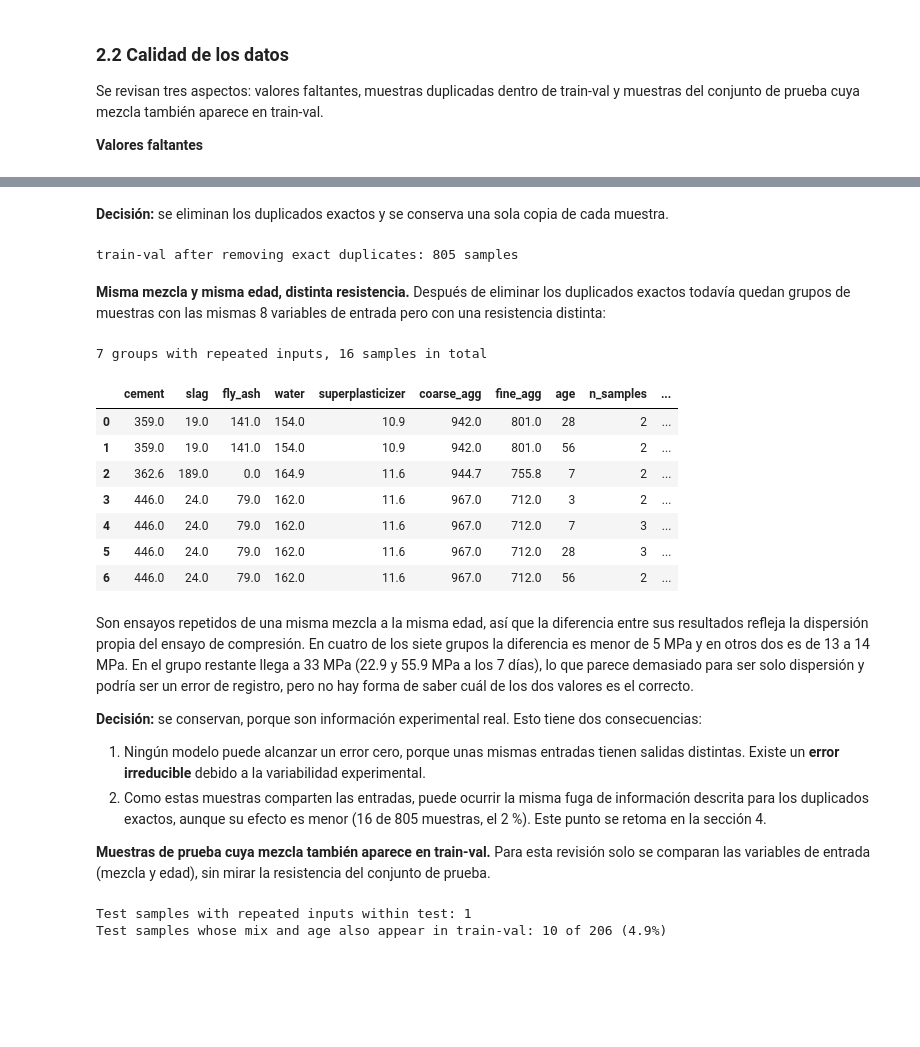
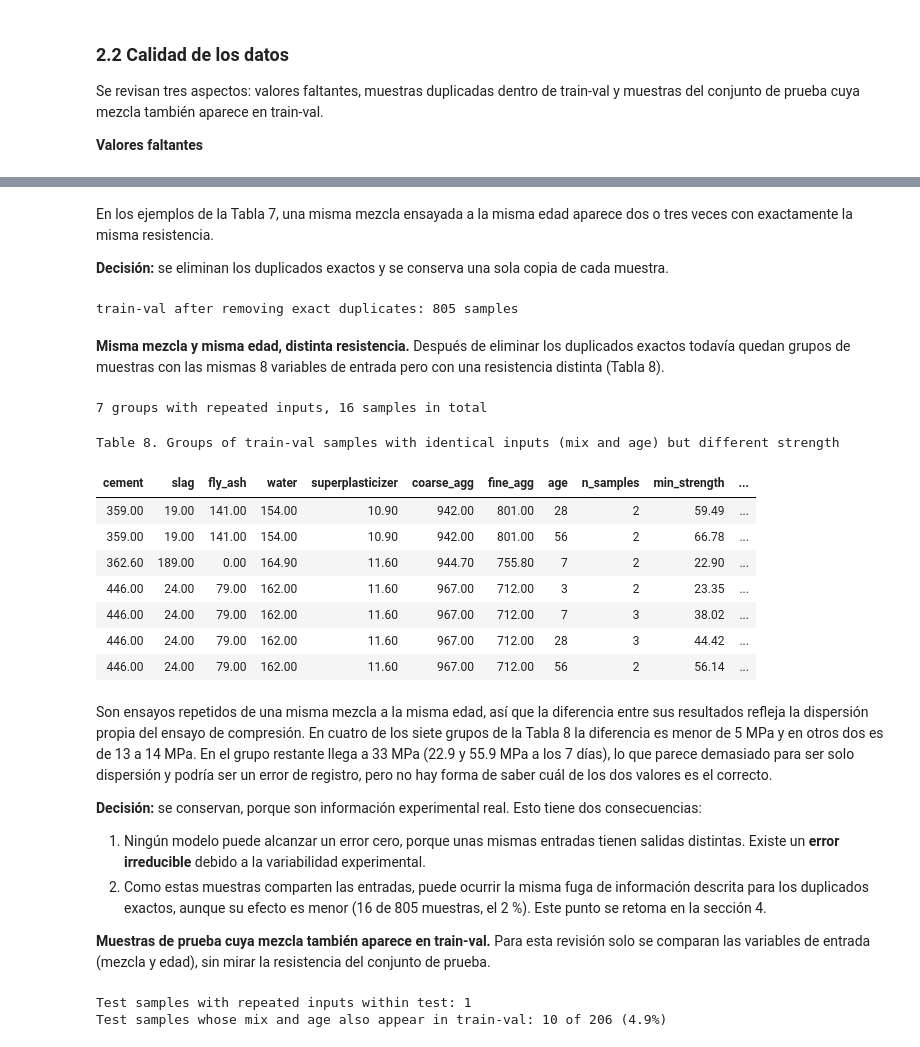
Before and after one commit to 25adiaz-apps/phd-civil-ualberta, a Jupyter notebook: machine-learning/assignment-4/question-1-concrete-strength.ipynb, the cells around one changed output, grey strips where cells are left out. Saved outputs shown, nothing was run; the diff lists cells and outputs as text; code cells hidden in the pictures; blank space fills up the shorter version.

```diff
--- a/machine-learning/assignment-4/question-1-concrete-strength.ipynb
+++ b/machine-learning/assignment-4/question-1-concrete-strength.ipynb
@@ -94,6 +97,18 @@ plt.rcParams.update({
     "legend.frameon": False,
 })
 pd.set_option("display.precision", 2)
+
+CAPTION_STYLE = [{"selector": "caption",
+                  "props": "caption-side: top; text-align: left; font-weight: bold; padding-bottom: 6px;"}]
+
+
+def show_table(df, number, caption, precision=2, hide_index=False):
+    """Display a DataFrame as a numbered table, with its caption above it."""
+    styled = (df.style
+              .set_caption(f"Table {number}. {caption}")
+              .set_table_styles(CAPTION_STYLE)
+              .format(precision=precision))
+    return styled.hide(axis="index") if hide_index else styled
 # %% [markdown]
 ## 2. Datos y análisis exploratorio
 # %% [markdown]
@@ -236,4 +268,6 @@ Exact duplicates in train-val: 19 of 824 samples
 # %% [markdown]
+En los ejemplos de la Tabla 7, una misma mezcla ensayada a la misma edad aparece dos o tres veces con exactamente la misma resistencia.
+
 **Decisión:** se eliminan los duplicados exactos y se conserva una sola copia de cada muestra.
 # %%
 train_val_df = train_val_df.drop_duplicates(keep="first").reset_index(drop=True)
@@ -241,28 +275,31 @@ print(f"train-val after removing exact duplicates: {len(train_val_df)} samples")
 # %% [output]
 train-val after removing exact duplicates: 805 samples
 # %% [markdown]
-**Misma mezcla y misma edad, distinta resistencia.** Después de eliminar los duplicados exactos todavía quedan grupos de muestras con las mismas 8 variables de entrada pero con una resistencia distinta:
+**Misma mezcla y misma edad, distinta resistencia.** Después de eliminar los duplicados exactos todavía quedan grupos de muestras con las mismas 8 variables de entrada pero con una resistencia distinta (Tabla 8).
 # %%
 # Groups of samples with identical inputs (same mix and age) but different strength
 repeated_mixes = (train_val_df.groupby(FEATURES)[TARGET]
                   .agg(n_samples="count", min_strength="min", max_strength="max")
                   .query("n_samples > 1"))
 repeated_mixes["difference"] = repeated_mixes["max_strength"] - repeated_mixes["min_strength"]
 print(f"{len(repeated_mixes)} groups with repeated inputs, "
       f"{repeated_mixes['n_samples'].sum()} samples in total")
-repeated_mixes.reset_index()
+show_table(repeated_mixes.reset_index(), 8,
+           "Groups of train-val samples with identical inputs (mix and age) but different strength",
+           hide_index=True)
 # %% [output]
 7 groups with repeated inputs, 16 samples in total
+Table 8. Groups of train-val samples with identical inputs (mix and age) but different strength
-|  | cement | slag | fly_ash | water | superplasticizer | coarse_agg | fine_agg | age | n_samples | ... |
-| 0 | 359.0 | 19.0 | 141.0 | 154.0 | 10.9 | 942.0 | 801.0 | 28 | 2 | ... |
-| 1 | 359.0 | 19.0 | 141.0 | 154.0 | 10.9 | 942.0 | 801.0 | 56 | 2 | ... |
-| 2 | 362.6 | 189.0 | 0.0 | 164.9 | 11.6 | 944.7 | 755.8 | 7 | 2 | ... |
-| 3 | 446.0 | 24.0 | 79.0 | 162.0 | 11.6 | 967.0 | 712.0 | 3 | 2 | ... |
-| 4 | 446.0 | 24.0 | 79.0 | 162.0 | 11.6 | 967.0 | 712.0 | 7 | 3 | ... |
-| 5 | 446.0 | 24.0 | 79.0 | 162.0 | 11.6 | 967.0 | 712.0 | 28 | 3 | ... |
-| 6 | 446.0 | 24.0 | 79.0 | 162.0 | 11.6 | 967.0 | 712.0 | 56 | 2 | ... |
+| cement | slag | fly_ash | water | superplasticizer | coarse_agg | fine_agg | age | n_samples | min_strength | ... |
+| 359.00 | 19.00 | 141.00 | 154.00 | 10.90 | 942.00 | 801.00 | 28 | 2 | 59.49 | ... |
+| 359.00 | 19.00 | 141.00 | 154.00 | 10.90 | 942.00 | 801.00 | 56 | 2 | 66.78 | ... |
+| 362.60 | 189.00 | 0.00 | 164.90 | 11.60 | 944.70 | 755.80 | 7 | 2 | 22.90 | ... |
+| 446.00 | 24.00 | 79.00 | 162.00 | 11.60 | 967.00 | 712.00 | 3 | 2 | 23.35 | ... |
+| 446.00 | 24.00 | 79.00 | 162.00 | 11.60 | 967.00 | 712.00 | 7 | 3 | 38.02 | ... |
+| 446.00 | 24.00 | 79.00 | 162.00 | 11.60 | 967.00 | 712.00 | 28 | 3 | 44.42 | ... |
+| 446.00 | 24.00 | 79.00 | 162.00 | 11.60 | 967.00 | 712.00 | 56 | 2 | 56.14 | ... |
 # %% [markdown]
-Son ensayos repetidos de una misma mezcla a la misma edad, así que la diferencia entre sus resultados refleja la dispersión propia del ensayo de compresión. En cuatro de los siete grupos la diferencia es menor de 5 MPa y en otros dos es de 13 a 14 MPa. En el grupo restante llega a 33 MPa (22.9 y 55.9 MPa a los 7 días), lo que parece demasiado para ser solo dispersión y podría ser un error de registro, pero no hay forma de saber cuál de los dos valores es el correcto.
+Son ensayos repetidos de una misma mezcla a la misma edad, así que la diferencia entre sus resultados refleja la dispersión propia del ensayo de compresión. En cuatro de los siete grupos de la Tabla 8 la diferencia es menor de 5 MPa y en otros dos es de 13 a 14 MPa. En el grupo restante llega a 33 MPa (22.9 y 55.9 MPa a los 7 días), lo que parece demasiado para ser solo dispersión y podría ser un error de registro, pero no hay forma de saber cuál de los dos valores es el correcto.
 
 **Decisión:** se conservan, porque son información experimental real. Esto tiene dos consecuencias:
 
```
Also changed, not shown: parts of 15 cells of this notebook.
